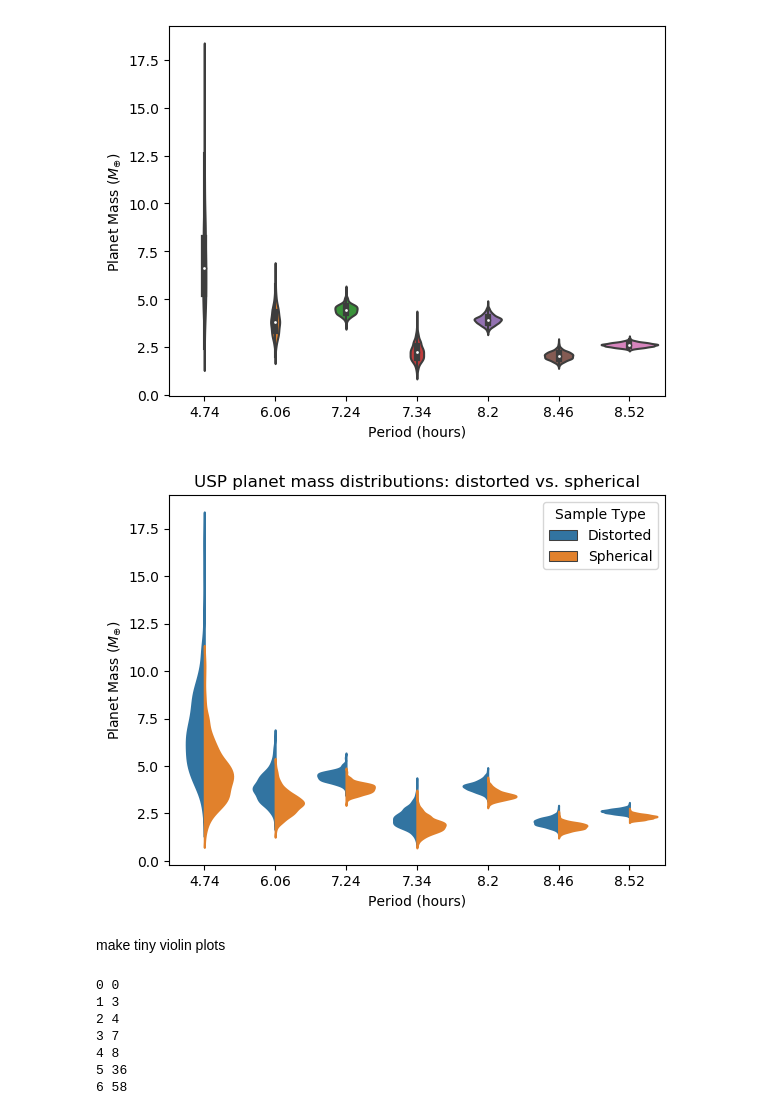
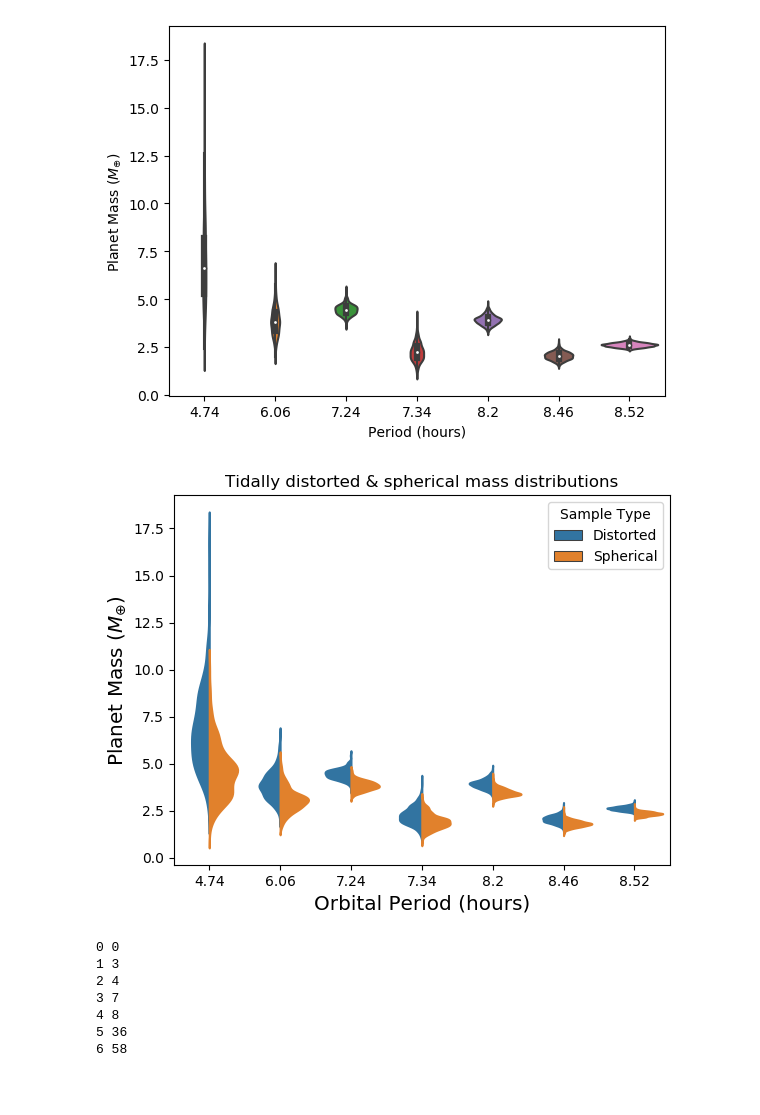
Before and after one commit to asmuzsoy/USPplanets, a Jupyter notebook: USPMassDistRedo.ipynb, the cells around one changed output. Cells and saved outputs as stored; diff of their text form; code cells hidden in the pictures; blank space fills up the shorter version.

```diff
--- a/USPMassDistRedo.ipynb
+++ b/USPMassDistRedo.ipynb
@@ -11,25 +9,5 @@ This reads the PhotometryPlanetRadiiSamplesRedo.csv file that I generated in USP
-# %%
-periodsamples = []
-radiisamples = []
-kepids = []
-meanearthradii = []
-radiierrup = []
-radiierrdown = []
-per = []
-
-## get 1000 planetary radius samples per planet, set up period array
-with open('PhotometryPlanetRadiiSamplesRedo2.csv') as File:
-    reader = csv.reader(File, delimiter=',')
-    rownum = 0
-    for row in reader:
-        kepids.append(int(row[0]))
-        samplelist = list(str(row[1]).split(','))
-        samplelist[0] = samplelist[0][1:] # remove brackets
-        samplelist[len(samplelist)-1] = samplelist[len(samplelist)-1][:-1] #remove brackets
-        sampleslist = [float(i) for i in samplelist]
-        meanearthradii.append(np.percentile(sampleslist, 50))
-        ##earthradiierr.append(np.std(sampleslist))
-        radiierrup.append(np.percentile(sampleslist, 15.85))
-        radiierrdown.append(np.percentile(sampleslist, 84.15))
-        radiisamples = radiisamples + sampleslist
-        rownum += 1
+# %%
+kepids, koi, per = np.loadtxt("USP_planet_info.txt")
+rad_arrays= np.loadtxt("planet_radius_samples.txt")
+# %%
+radiisamples = rad_arrays.flatten()
@@ -725,22 +660,20 @@ Text(0, 0.5, 'Planet Mass ($M_{\\oplus}$)')
 # %%
 dumb_df = pd.DataFrame()
 dumb_df['period'] = np.concatenate((df.period.values, df.period.values))
 dumb_df['Sample Type'] = np.concatenate((['Distorted' for i in distort_earthlike_samples], ['Spherical' for i in df.spherical_sample.values]))
 dumb_df['Sample'] = np.concatenate((distort_earthlike_samples, df.spherical_sample.values))
 dumb_df['Log sample'] = np.log10(dumb_df.Sample.values)
 
 d = plt.figure()
 sns.violinplot(x = dumb_df['period'], y = dumb_df['Sample'], hue= dumb_df['Sample Type'], inner = None, split = True)
-plt.xlabel("Period (hours)")
-plt.ylabel("Planet Mass ($M_{\oplus}$)")
-plt.title("USP planet mass distributions: distorted vs. spherical")
+plt.xlabel("Orbital Period (hours)", fontsize = 'x-large')
+plt.ylabel("Planet Mass ($M_{\oplus}$)", fontsize = 'x-large')
+plt.title("Tidally distorted & spherical mass distributions")
 
 plt.show()
 d.savefig("DistortedDistributions.pdf", bbox_inches='tight')
 # %% [output]
-[figure, old version]
+[figure, new version]
-# %% [markdown]
-make tiny violin plots
 # %%
 distort_earth_masssamples = np.copy(earthmasssamples)
 
```
Also changed, not shown: parts of 48 cells of this notebook, 3 other files.
